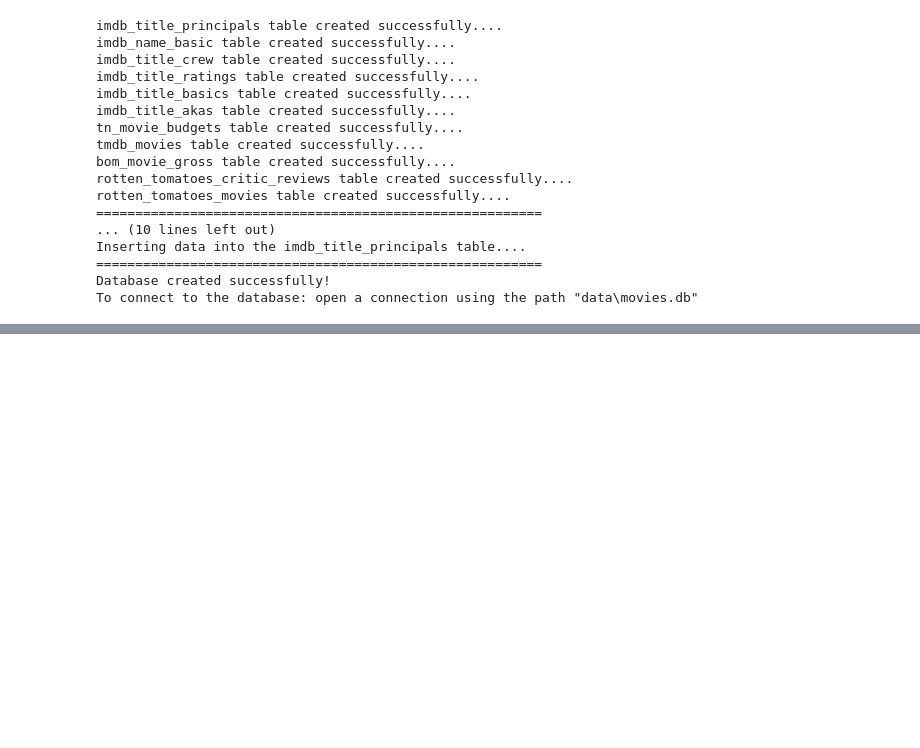
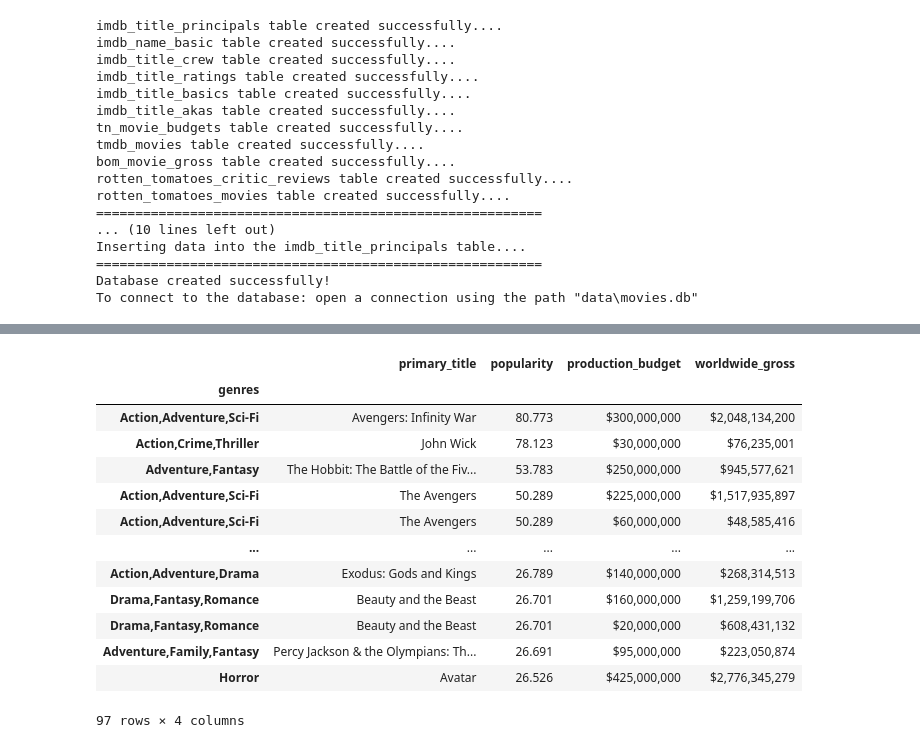
Before and after one commit to krvosen/microsoft_movie_analysis, a Jupyter notebook: create_sql_database.ipynb, the cells around one changed output, grey strips where cells are left out. Cells and saved outputs as stored; diff of their text form; code cells hidden in the pictures; blank space fills up the shorter version.

```diff
--- a/create_sql_database.ipynb
+++ b/create_sql_database.ipynb
@@ -555,0 +273,21 @@ Name: worldwide_gross, Length: 4550, dtype: object
+# %%
+#Sorting the dataframe by popularity
+forty_popular_gross = new_three_tables.drop_duplicates().sort_values('popularity', ascending=False)[:97]
+# %%
+#Checking the dataframe
+forty_popular_gross
+# %% [output]
+|  | primary_title | popularity | production_budget | worldwide_gross |
+| genres |  |  |  |  |
+| Action,Adventure,Sci-Fi | Avengers: Infinity War | 80.773 | $300,000,000 | $2,048,134,200 |
+| Action,Crime,Thriller | John Wick | 78.123 | $30,000,000 | $76,235,001 |
+| Adventure,Fantasy | The Hobbit: The Battle of the Fiv... | 53.783 | $250,000,000 | $945,577,621 |
+| Action,Adventure,Sci-Fi | The Avengers | 50.289 | $225,000,000 | $1,517,935,897 |
+| Action,Adventure,Sci-Fi | The Avengers | 50.289 | $60,000,000 | $48,585,416 |
+| ... | ... | ... | ... | ... |
+| Action,Adventure,Drama | Exodus: Gods and Kings | 26.789 | $140,000,000 | $268,314,513 |
+| Drama,Fantasy,Romance | Beauty and the Beast | 26.701 | $160,000,000 | $1,259,199,706 |
+| Drama,Fantasy,Romance | Beauty and the Beast | 26.701 | $20,000,000 | $608,431,132 |
+| Adventure,Family,Fantasy | Percy Jackson & the Olympians: Th... | 26.691 | $95,000,000 | $223,050,874 |
+| Horror | Avatar | 26.526 | $425,000,000 | $2,776,345,279 |
+97 rows × 4 columns
```
Also changed, not shown: parts of 128 cells of this notebook.
